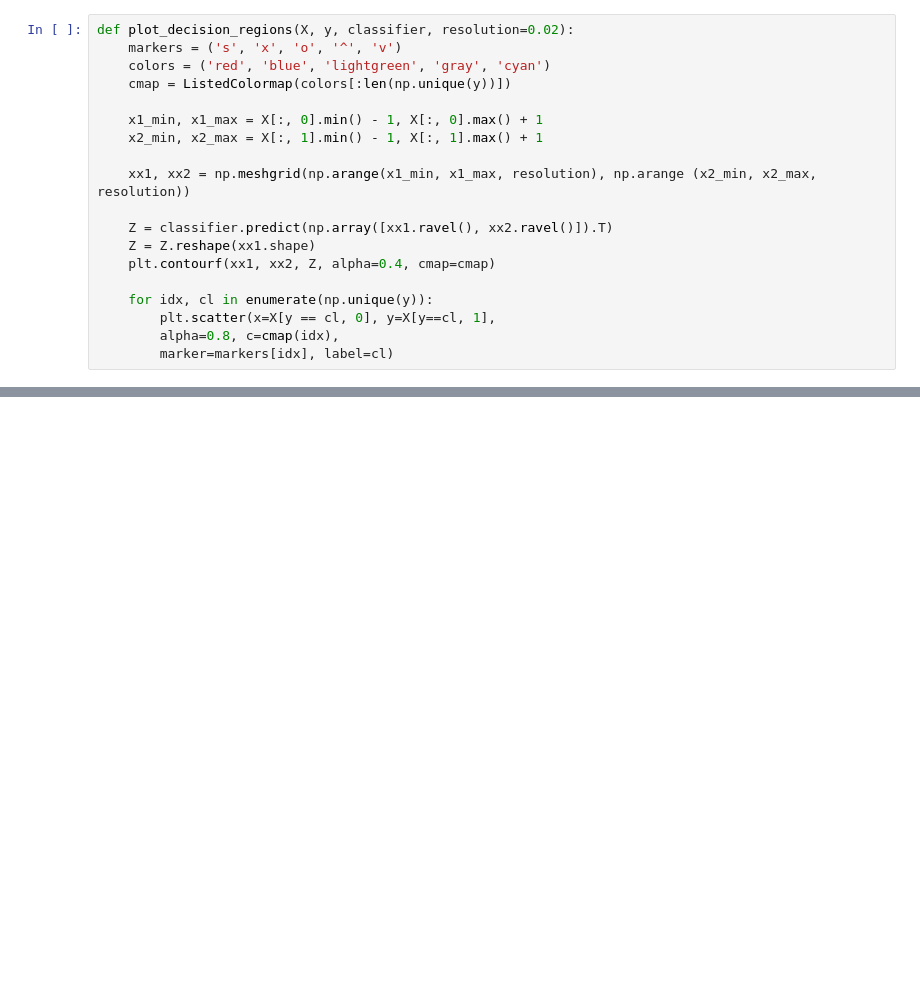
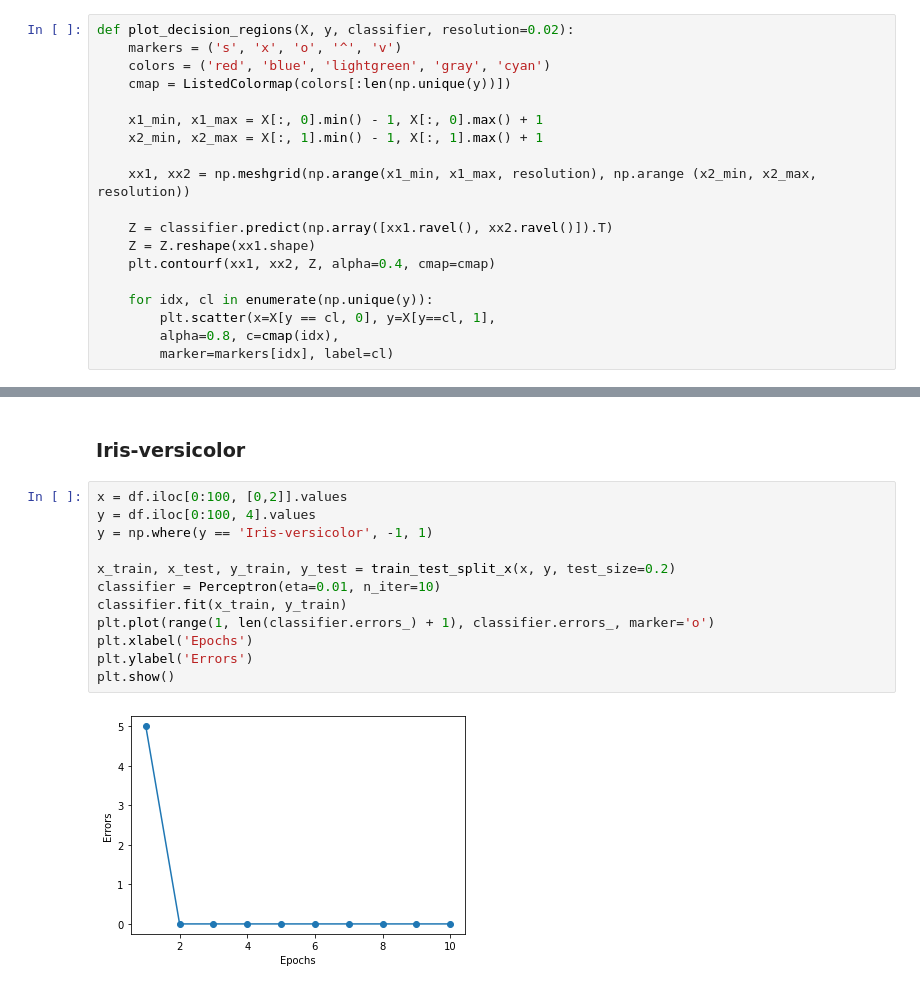
Before and after one commit to josuelopes512/Rede-Neurais-Simples, a Jupyter notebook: perceptron.ipynb, the cells around one changed output, grey strips where cells are left out. Saved outputs shown, nothing was run; the diff lists cells and outputs as text; blank space fills up the shorter version.

```diff
--- a/perceptron.ipynb
+++ b/perceptron.ipynb
@@ -164,0 +157,16 @@ plt.show()
+# %% [markdown]
+### Iris-versicolor
+# %%
+x = df.iloc[0:100, [0,2]].values
+y = df.iloc[0:100, 4].values
+y = np.where(y == 'Iris-versicolor', -1, 1)
+
+x_train, x_test, y_train, y_test = train_test_split_x(x, y, test_size=0.2)
+classifier = Perceptron(eta=0.01, n_iter=10)
+classifier.fit(x_train, y_train)
+plt.plot(range(1, len(classifier.errors_) + 1), classifier.errors_, marker='o')
+plt.xlabel('Epochs')
+plt.ylabel('Errors')
+plt.show()
+# %% [output]
+[figure, added]
```
Also changed, not shown: parts of 42 cells of this notebook, 2 other files.
